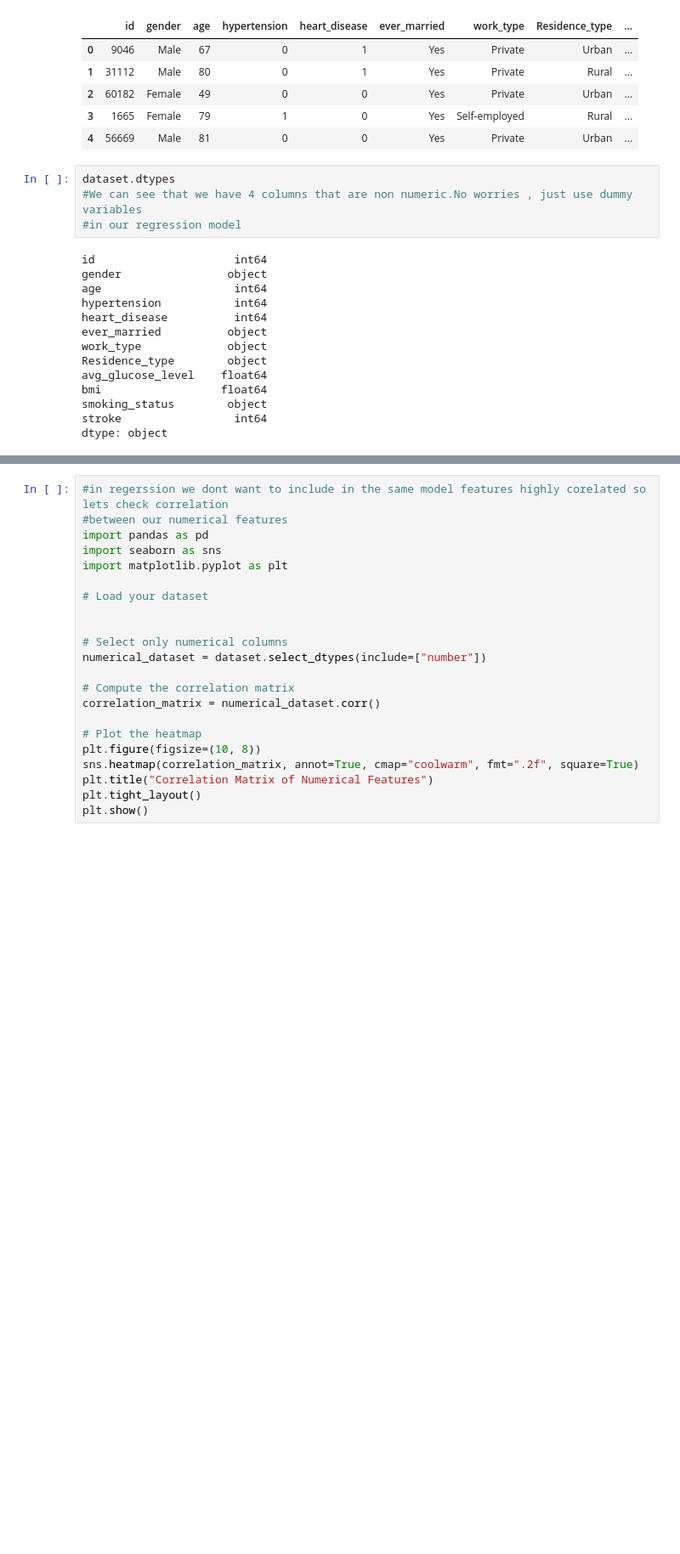
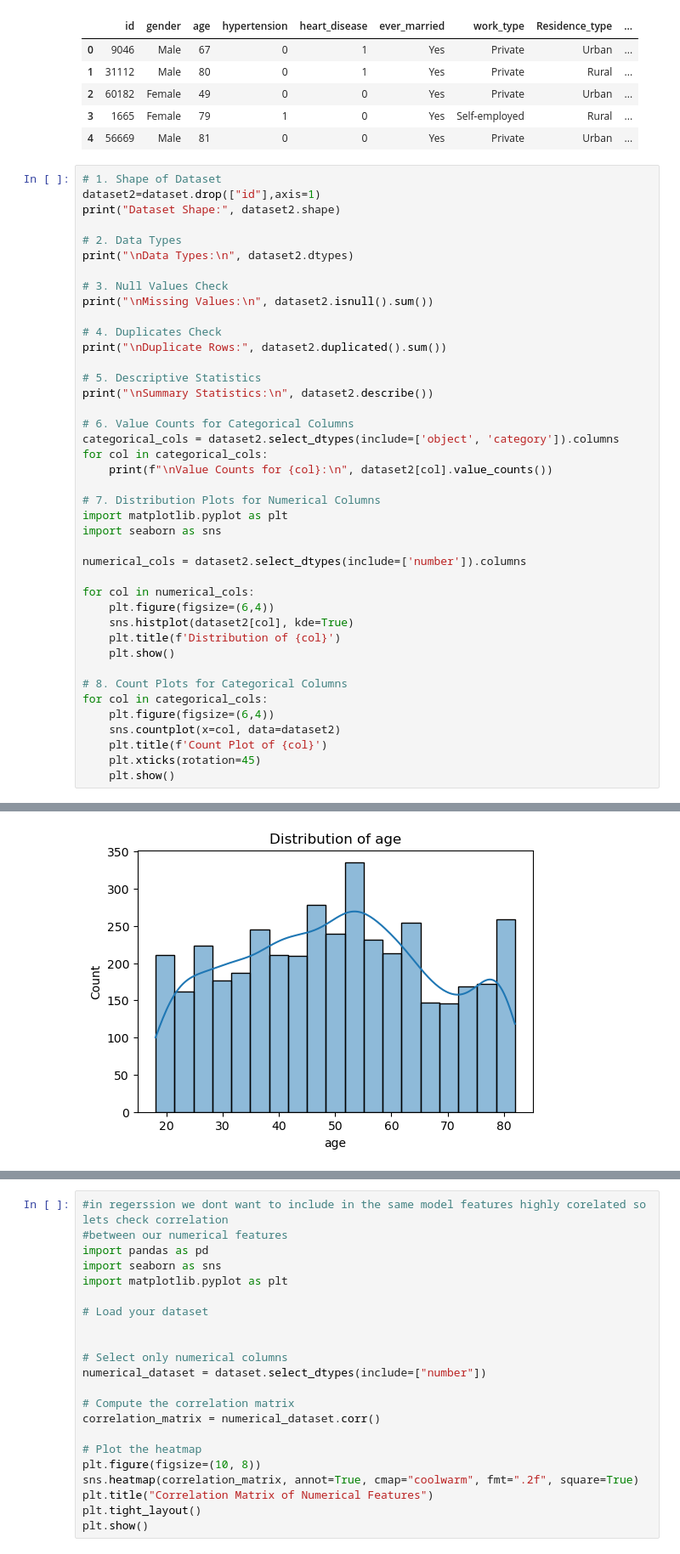
Before and after one commit to AchilleasDeli/logistic-regression-for-stroke-prediction-datset, a Jupyter notebook: Untitled (1).ipynb, the cells around one changed output, grey strips where cells are left out. Shown at 85% size. Drawn from its saved outputs; the diff is of its cells as text; blank space fills up the shorter version.

```diff
--- a/Untitled (1).ipynb
+++ b/Untitled (1).ipynb
@@ -18,21 +18,45 @@ dataset.head()
 | 2 | 60182 | Female | 49 | 0 | 0 | Yes | Private | Urban | ... |
 | 3 | 1665 | Female | 79 | 1 | 0 | Yes | Self-employed | Rural | ... |
 | 4 | 56669 | Male | 81 | 0 | 0 | Yes | Private | Urban | ... |
-# %%
-dataset.dtypes
-#We can see that we have 4 columns that are non numeric.No worries , just use dummy variables
-#in our regression model
-# %% [output]
-id                     int64
-gender                object
-age                    int64
-hypertension           int64
-heart_disease          int64
-ever_married          object
-work_type             object
-Residence_type        object
-avg_glucose_level    float64
-bmi                  float64
-smoking_status        object
-stroke                 int64
-dtype: object
+# %%
+# 1. Shape of Dataset
+dataset2=dataset.drop(["id"],axis=1)
+print("Dataset Shape:", dataset2.shape)
+
+# 2. Data Types
+print("\nData Types:\n", dataset2.dtypes)
+
+# 3. Null Values Check
+print("\nMissing Values:\n", dataset2.isnull().sum())
+
+# 4. Duplicates Check
+print("\nDuplicate Rows:", dataset2.duplicated().sum())
+
+# 5. Descriptive Statistics
+print("\nSummary Statistics:\n", dataset2.describe())
+
+# 6. Value Counts for Categorical Columns
+categorical_cols = dataset2.select_dtypes(include=['object', 'category']).columns
+for col in categorical_cols:
+    print(f"\nValue Counts for {col}:\n", dataset2[col].value_counts())
+
+# 7. Distribution Plots for Numerical Columns
+import matplotlib.pyplot as plt
+import seaborn as sns
+
+numerical_cols = dataset2.select_dtypes(include=['number']).columns
+
+for col in numerical_cols:
+    plt.figure(figsize=(6,4))
+    sns.histplot(dataset2[col], kde=True)
+    plt.title(f'Distribution of {col}')
+    plt.show()
+
+# 8. Count Plots for Categorical Columns
+for col in categorical_cols:
+    plt.figure(figsize=(6,4))
+    sns.countplot(x=col, data=dataset2)
+    plt.title(f'Count Plot of {col}')
+    plt.xticks(rotation=45)
+    plt.show()
+# %% [output]
@@ -38,0 +80 @@ dtype: object
+[figure, added]
```
Also changed, not shown: parts of 3 cells of this notebook.
